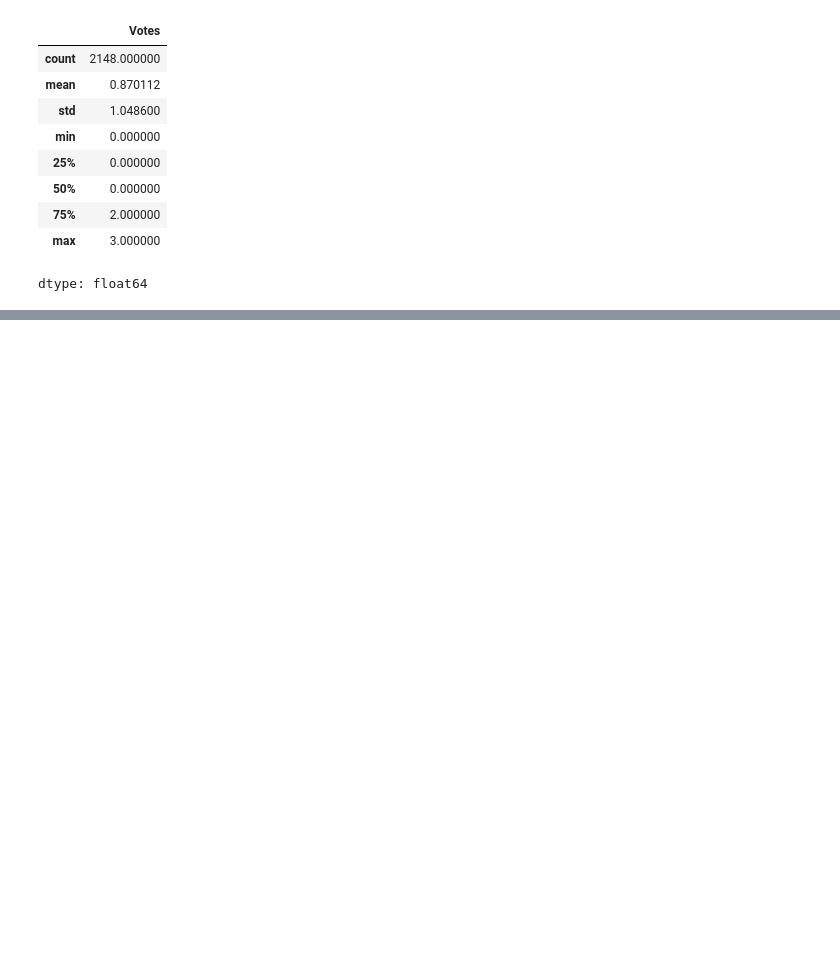
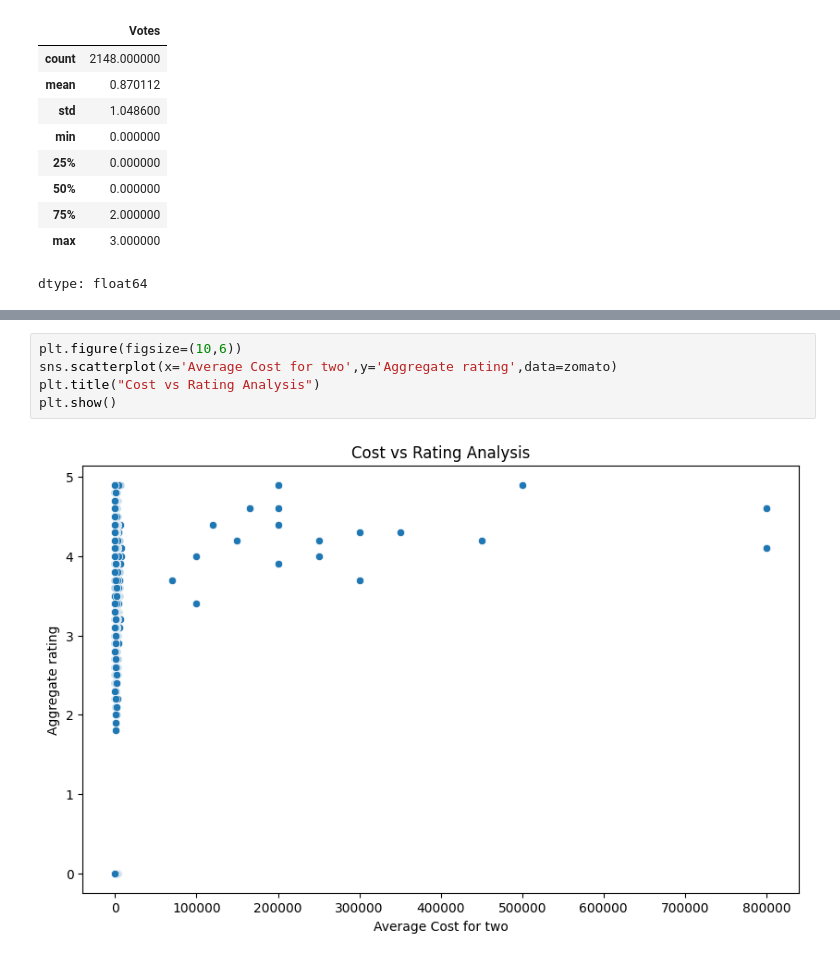
Before and after one commit to abinav102/ML-Fundamentals, a Jupyter notebook: ZomatoDataset.ipynb, the cells around one changed output, grey strips where cells are left out. Saved outputs shown, nothing was run; the diff lists cells and outputs as text; blank space fills up the shorter version.

```diff
--- a/ZomatoDataset.ipynb
+++ b/ZomatoDataset.ipynb
@@ -203,0 +220,7 @@ dtype: int64
+# %%
+plt.figure(figsize=(10,6))
+sns.scatterplot(x='Average Cost for two',y='Aggregate rating',data=zomato)
+plt.title("Cost vs Rating Analysis")
+plt.show()
+# %% [output]
+[figure, added]
```
Also changed, not shown: parts of 10 cells of this notebook.
